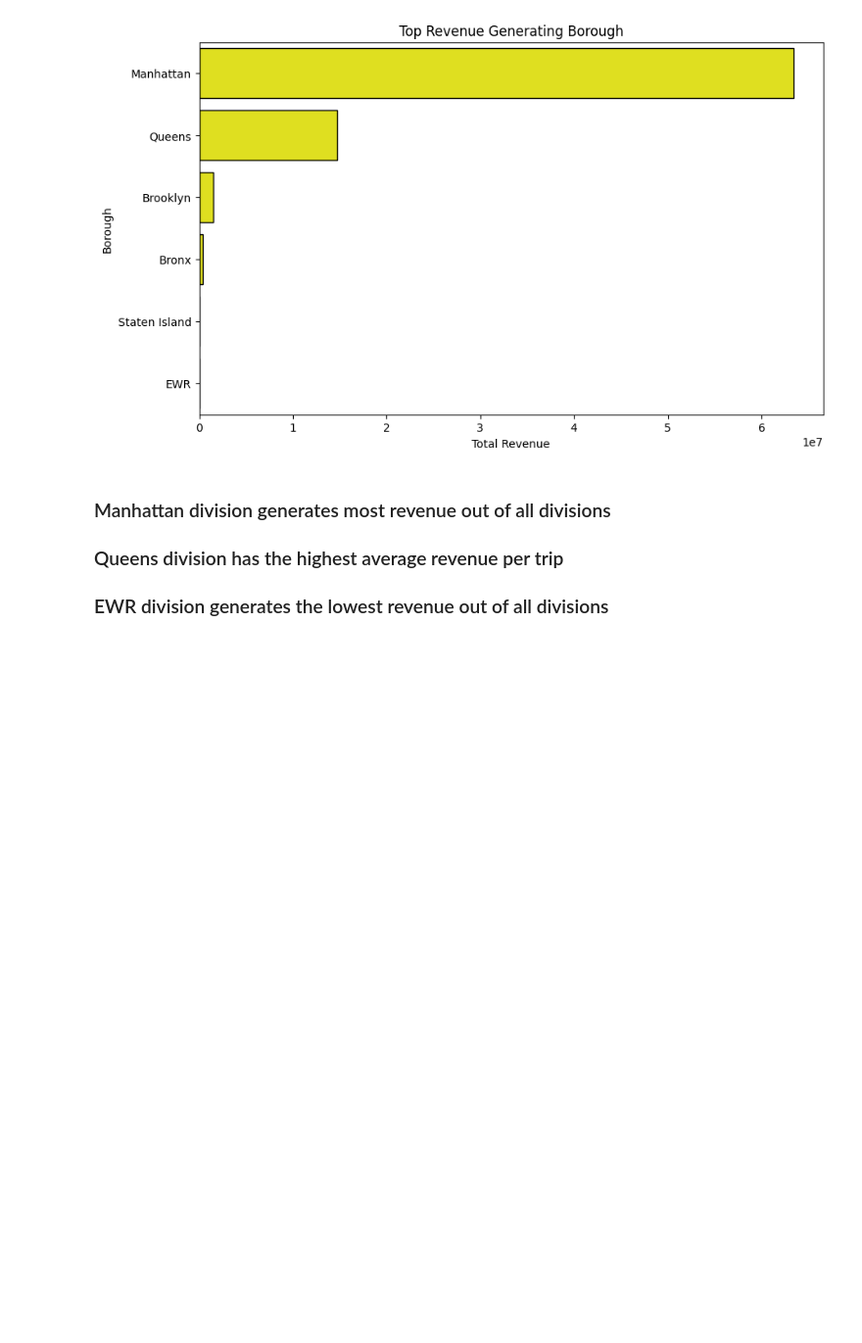
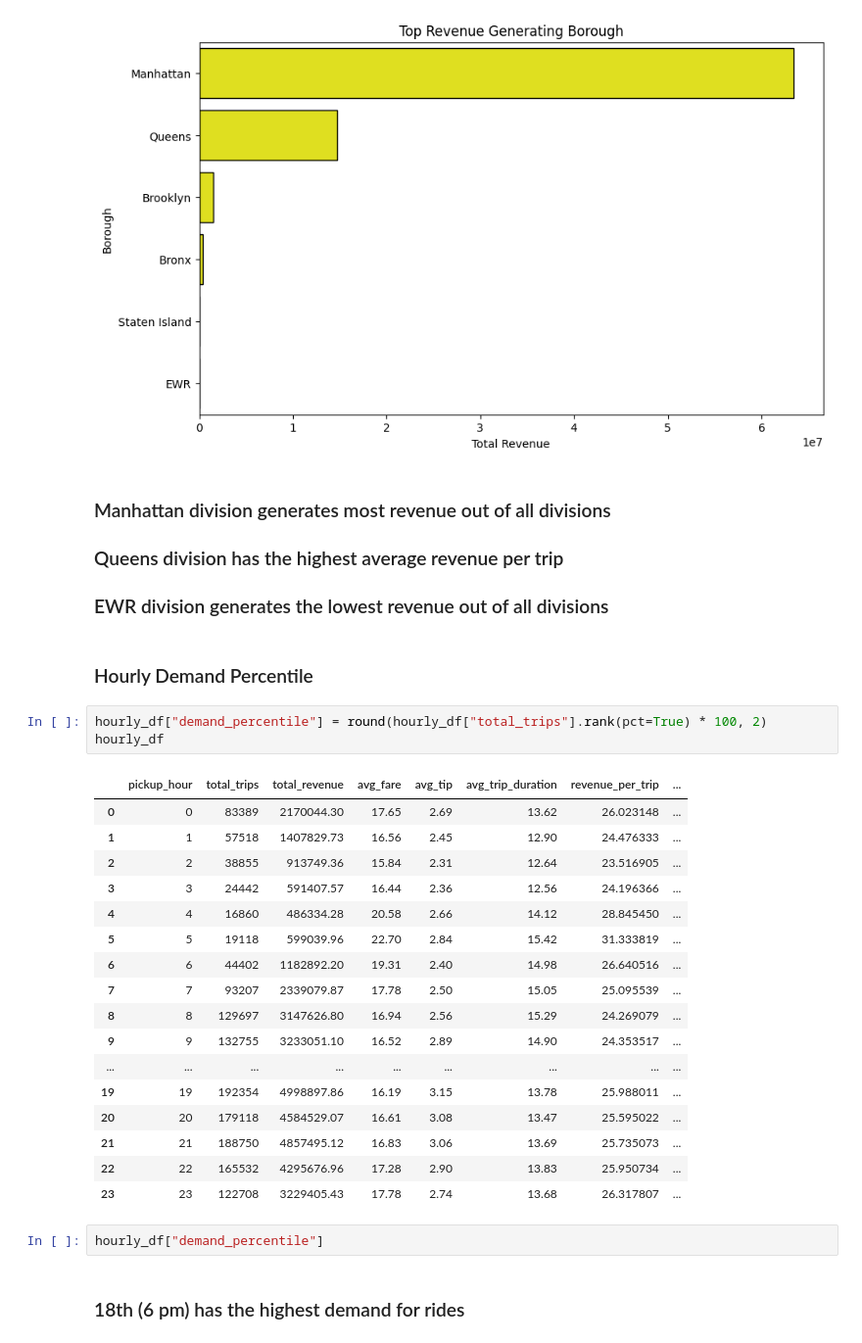
Before and after one commit to prerit0/ride-sharing-demand-intelligence, a Jupyter notebook: Notebooks/02_eda_analysis_using_SQL_&_Python.ipynb, the cells around one changed output. Shown at 98% size. Cells and saved outputs as stored; diff of their text form; blank space fills up the shorter version.

Commit message:
Calculated demand percentile

```diff
--- a/Notebooks/02_eda_analysis_using_SQL_&_Python.ipynb
+++ b/Notebooks/02_eda_analysis_using_SQL_&_Python.ipynb
@@ -340,3 +340,30 @@ plt.show()
 ### Manhattan division generates most revenue out of all divisions
 ### Queens division has the highest average revenue per trip
 ### EWR division generates the lowest revenue out of all divisions
+# %% [markdown]
+### Hourly Demand Percentile
+# %%
+hourly_df["demand_percentile"] = round(hourly_df["total_trips"].rank(pct=True) * 100, 2)
+hourly_df
+# %% [output]
+|  | pickup_hour | total_trips | total_revenue | avg_fare | avg_tip | avg_trip_duration | revenue_per_trip | ... |
+| 0 | 0 | 83389 | 2170044.30 | 17.65 | 2.69 | 13.62 | 26.023148 | ... |
+| 1 | 1 | 57518 | 1407829.73 | 16.56 | 2.45 | 12.90 | 24.476333 | ... |
+| 2 | 2 | 38855 | 913749.36 | 15.84 | 2.31 | 12.64 | 23.516905 | ... |
+| 3 | 3 | 24442 | 591407.57 | 16.44 | 2.36 | 12.56 | 24.196366 | ... |
+| 4 | 4 | 16860 | 486334.28 | 20.58 | 2.66 | 14.12 | 28.845450 | ... |
+| 5 | 5 | 19118 | 599039.96 | 22.70 | 2.84 | 15.42 | 31.333819 | ... |
+| 6 | 6 | 44402 | 1182892.20 | 19.31 | 2.40 | 14.98 | 26.640516 | ... |
+| 7 | 7 | 93207 | 2339079.87 | 17.78 | 2.50 | 15.05 | 25.095539 | ... |
+| 8 | 8 | 129697 | 3147626.80 | 16.94 | 2.56 | 15.29 | 24.269079 | ... |
+| 9 | 9 | 132755 | 3233051.10 | 16.52 | 2.89 | 14.90 | 24.353517 | ... |
+| ... | ... | ... | ... | ... | ... | ... | ... | ... |
+| 19 | 19 | 192354 | 4998897.86 | 16.19 | 3.15 | 13.78 | 25.988011 | ... |
+| 20 | 20 | 179118 | 4584529.07 | 16.61 | 3.08 | 13.47 | 25.595022 | ... |
+| 21 | 21 | 188750 | 4857495.12 | 16.83 | 3.06 | 13.69 | 25.735073 | ... |
+| 22 | 22 | 165532 | 4295676.96 | 17.28 | 2.90 | 13.83 | 25.950734 | ... |
+| 23 | 23 | 122708 | 3229405.43 | 17.78 | 2.74 | 13.68 | 26.317807 | ... |
+# %%
+hourly_df["demand_percentile"]
+# %% [markdown]
+### 18th (6 pm) has the highest demand for rides
```
Also changed, not shown: parts of 7 cells of this notebook, 1 other file.
